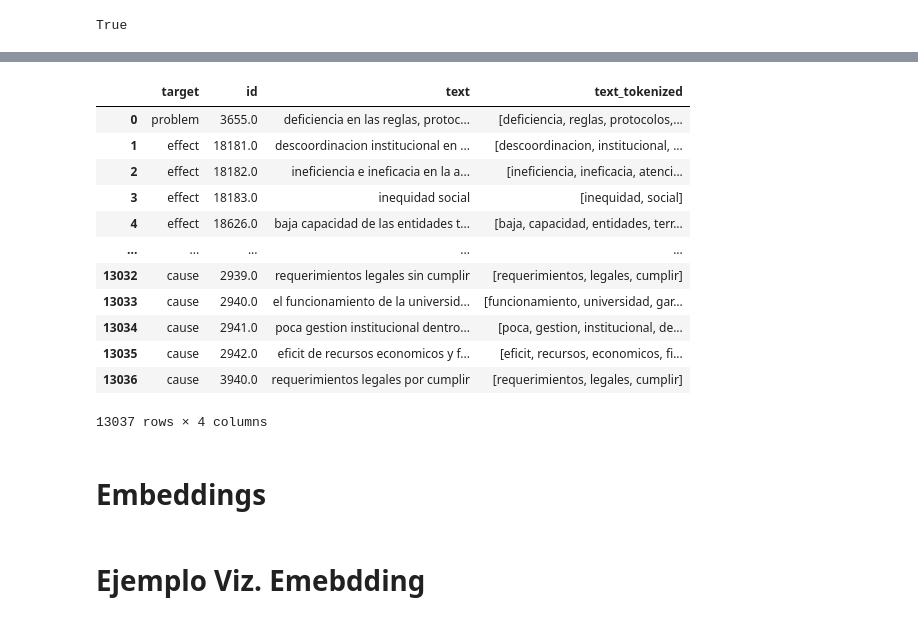
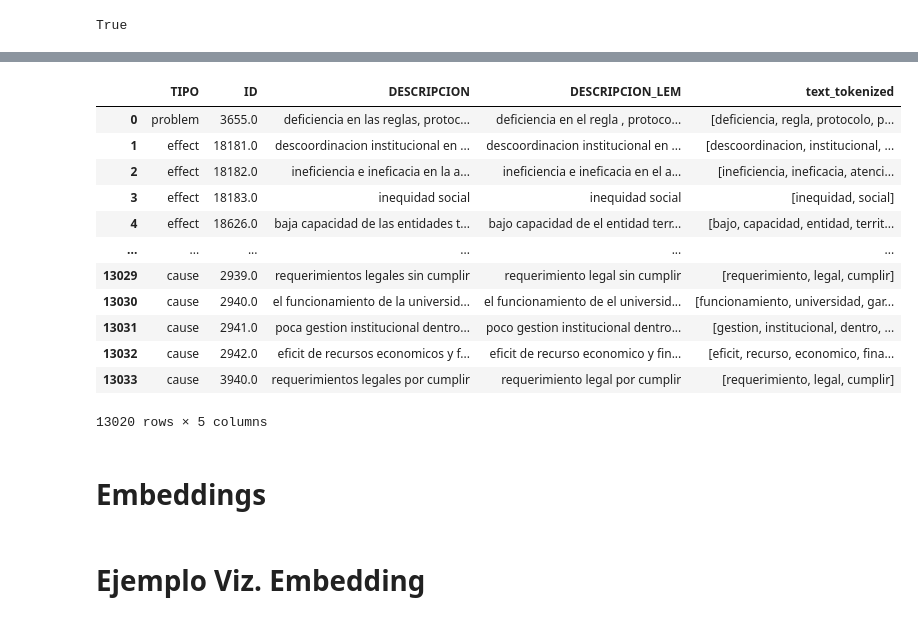
Before and after one commit to abdala9512/nlp-evaluacion-problemas-sociales, a Jupyter notebook: src/notebooks/embeddings_transformers.ipynb, the cells around one changed output, grey strips where cells are left out. Saved outputs shown, nothing was run; the diff lists cells and outputs as text; code cells hidden in the pictures.

Commit message:
Embeddings

```diff
--- a/src/notebooks/embeddings_transformers.ipynb
+++ b/src/notebooks/embeddings_transformers.ipynb
@@ -42,7 +43,7 @@ def process_text(text,  keep_as_list = False):
             text_clean.append(word)
     if keep_as_list:
         return text_clean
-    return ' '.join(text_clean)
+    return ' '.join(text_cleaan)
 
 
 def remove_accent(text: str):
@@ -65,6 +66,7 @@ def basic_cleaning(dataframe: pd.DataFrame, text_cols: list = None):
             dataframe[col] = dataframe[col].apply(lambda x: remove_accent(str(x)))
     return dataframe
 # %%
-data = pd.read_csv("../../data/ArchivoProblemas.csv", sep=";",header=None,error_bad_lines=False)
-data.columns = ["target", "id", "text"]
-data
+data = pd.read_csv("../../data/ArchivoProblemas_ajustado.csv", sep=";")
+data.drop("Unnamed: 4", axis=1, inplace=True)
+data.dropna(inplace=True)
+data["DESCRIPCION_LEM"] = data["DESCRIPCION_LEM"].apply(lambda x: " ".join(literal_eval(x)))
@@ -86,21 +73,21 @@ data
 # %%
-data = basic_cleaning(data, text_cols=["text"])
-data["text_tokenized"] = data["text"].apply(lambda x: process_text(x, keep_as_list=True))
+data = basic_cleaning(data, text_cols=["DESCRIPCION_LEM"])
+data["text_tokenized"] = data["DESCRIPCION_LEM"].apply(lambda x: process_text(x, keep_as_list=True))
 data
 # %% [output]
-|  | target | id | text | text_tokenized |
-| 0 | problem | 3655.0 | deficiencia en las reglas, protoc... | [deficiencia, reglas, protocolos,... |
-| 1 | effect | 18181.0 | descoordinacion institucional en ... | [descoordinacion, institucional, ... |
-| 2 | effect | 18182.0 | ineficiencia e ineficacia en la a... | [ineficiencia, ineficacia, atenci... |
-| 3 | effect | 18183.0 | inequidad social | [inequidad, social] |
-| 4 | effect | 18626.0 | baja capacidad de las entidades t... | [baja, capacidad, entidades, terr... |
-| ... | ... | ... | ... | ... |
-| 13032 | cause | 2939.0 | requerimientos legales sin cumplir | [requerimientos, legales, cumplir] |
-| 13033 | cause | 2940.0 | el funcionamiento de la universid... | [funcionamiento, universidad, gar... |
-| 13034 | cause | 2941.0 | poca gestion institucional dentro... | [poca, gestion, institucional, de... |
-| 13035 | cause | 2942.0 | eficit de recursos economicos y f... | [eficit, recursos, economicos, fi... |
-| 13036 | cause | 3940.0 | requerimientos legales por cumplir | [requerimientos, legales, cumplir] |
+|  | TIPO | ID | DESCRIPCION | DESCRIPCION_LEM | text_tokenized |
+| 0 | problem | 3655.0 | deficiencia en las reglas, protoc... | deficiencia en el regla , protoco... | [deficiencia, regla, protocolo, p... |
+| 1 | effect | 18181.0 | descoordinacion institucional en ... | descoordinacion institucional en ... | [descoordinacion, institucional, ... |
+| 2 | effect | 18182.0 | ineficiencia e ineficacia en la a... | ineficiencia e ineficacia en el a... | [ineficiencia, ineficacia, atenci... |
+| 3 | effect | 18183.0 | inequidad social | inequidad social | [inequidad, social] |
+| 4 | effect | 18626.0 | baja capacidad de las entidades t... | bajo capacidad de el entidad terr... | [bajo, capacidad, entidad, territ... |
+| ... | ... | ... | ... | ... | ... |
+| 13029 | cause | 2939.0 | requerimientos legales sin cumplir | requerimiento legal sin cumplir | [requerimiento, legal, cumplir] |
+| 13030 | cause | 2940.0 | el funcionamiento de la universid... | el funcionamiento de el universid... | [funcionamiento, universidad, gar... |
+| 13031 | cause | 2941.0 | poca gestion institucional dentro... | poco gestion institucional dentro... | [gestion, institucional, dentro, ... |
+| 13032 | cause | 2942.0 | eficit de recursos economicos y f... | eficit de recurso economico y fin... | [eficit, recurso, economico, fina... |
+| 13033 | cause | 3940.0 | requerimientos legales por cumplir | requerimiento legal por cumplir | [requerimiento, legal, cumplir] |
-13037 rows × 4 columns
+13020 rows × 5 columns
 # %% [markdown]
 # Embeddings
 # %%
@@ -153,5 +166,5 @@ def visualize_embedding(
 # %% [markdown]
-# Ejemplo Viz. Emebdding
+# Ejemplo Viz. Embedding
 # %%
 from gensim.models import Word2Vec
 
```
Also changed, not shown: parts of 14 cells of this notebook.
